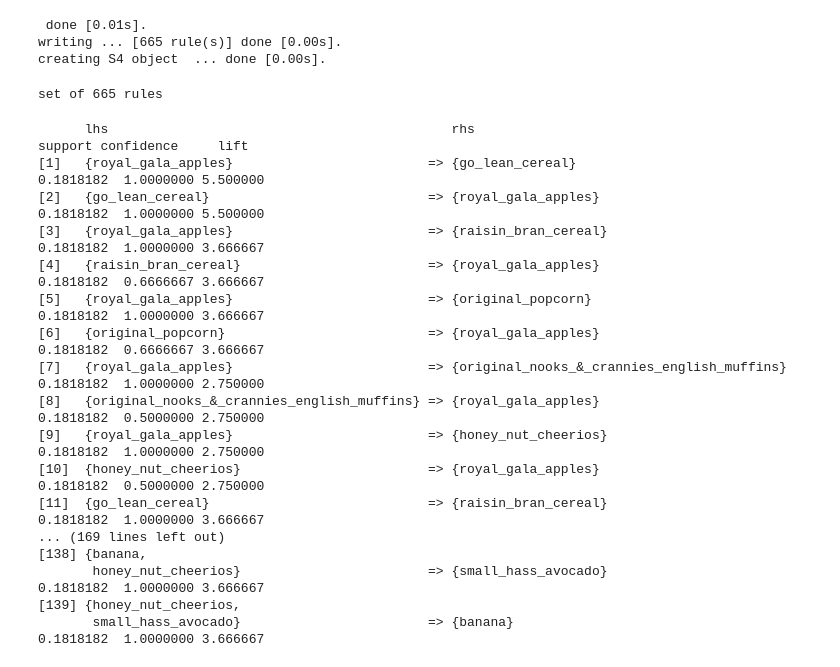
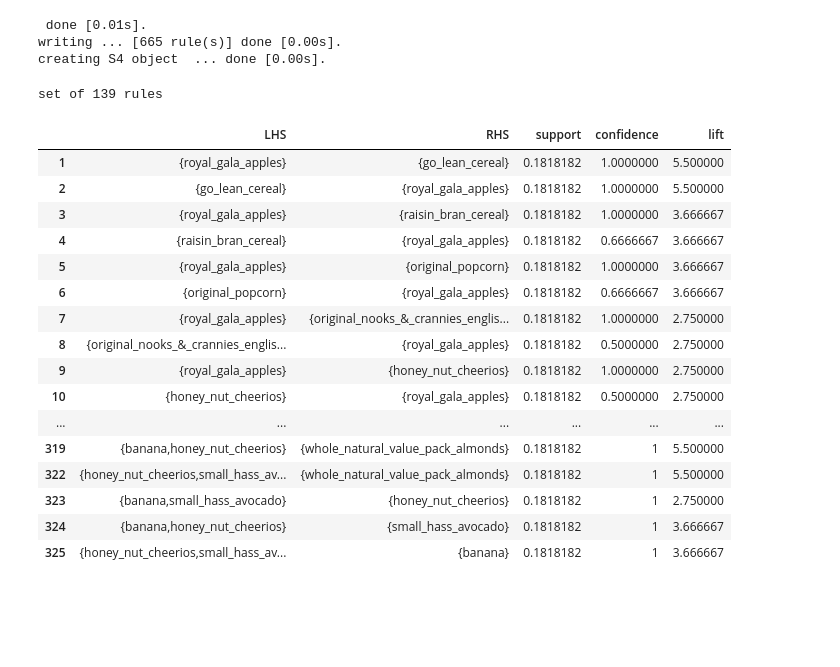
Before and after one commit to gowtham91m/Instacart-Market-Basket-Analysis, a Jupyter notebook: Instacart_R.ipynb, the cells around one changed output. Drawn from its saved outputs; the diff is of its cells as text; code cells hidden in the pictures; blank space fills up the shorter version.

```diff
--- a/Instacart_R.ipynb
+++ b/Instacart_R.ipynb
@@ -284,28 +284,29 @@ Warning message in apriori(txn, parameter = list(supp = 0.1, conf = 0.5, target
  done [0.01s].
 writing ... [665 rule(s)] done [0.00s].
 creating S4 object  ... done [0.00s].
-# %%
-rules
-# %% [output]
-set of 665 rules
+# %%
+#rules
+rules[!is.redundant(rules)]
+# %% [output]
+set of 139 rules
 # %%
 #inspect(head(sort(rules, by="lift"),50));
-inspect(sort(rules[!is.redundant(rules)]), by='lift')
+DATAFRAME(rules[!is.redundant(rules)])
 # %% [output]
-      lhs                                            rhs                                           support confidence     lift
-[1]   {royal_gala_apples}                         => {go_lean_cereal}                            0.1818182  1.0000000 5.500000
-[2]   {go_lean_cereal}                            => {royal_gala_apples}                         0.1818182  1.0000000 5.500000
-[3]   {royal_gala_apples}                         => {raisin_bran_cereal}                        0.1818182  1.0000000 3.666667
-[4]   {raisin_bran_cereal}                        => {royal_gala_apples}                         0.1818182  0.6666667 3.666667
-[5]   {royal_gala_apples}                         => {original_popcorn}                          0.1818182  1.0000000 3.666667
-[6]   {original_popcorn}                          => {royal_gala_apples}                         0.1818182  0.6666667 3.666667
-[7]   {royal_gala_apples}                         => {original_nooks_&_crannies_english_muffins} 0.1818182  1.0000000 2.750000
-[8]   {original_nooks_&_crannies_english_muffins} => {royal_gala_apples}                         0.1818182  0.5000000 2.750000
-[9]   {royal_gala_apples}                         => {honey_nut_cheerios}                        0.1818182  1.0000000 2.750000
-[10]  {honey_nut_cheerios}                        => {royal_gala_apples}                         0.1818182  0.5000000 2.750000
-[11]  {go_lean_cereal}                            => {raisin_bran_cereal}                        0.1818182  1.0000000 3.666667
-... (169 lines left out)
-[138] {banana,
-       honey_nut_cheerios}                        => {small_hass_avocado}                        0.1818182  1.0000000 3.666667
-[139] {honey_nut_cheerios,
-       small_hass_avocado}                        => {banana}                                    0.1818182  1.0000000 3.666667
+|  | LHS | RHS | support | confidence | lift |
+| 1 | {royal_gala_apples} | {go_lean_cereal} | 0.1818182 | 1.0000000 | 5.500000 |
+| 2 | {go_lean_cereal} | {royal_gala_apples} | 0.1818182 | 1.0000000 | 5.500000 |
+| 3 | {royal_gala_apples} | {raisin_bran_cereal} | 0.1818182 | 1.0000000 | 3.666667 |
+| 4 | {raisin_bran_cereal} | {royal_gala_apples} | 0.1818182 | 0.6666667 | 3.666667 |
+| 5 | {royal_gala_apples} | {original_popcorn} | 0.1818182 | 1.0000000 | 3.666667 |
+| 6 | {original_popcorn} | {royal_gala_apples} | 0.1818182 | 0.6666667 | 3.666667 |
+| 7 | {royal_gala_apples} | {original_nooks_&_crannies_englis... | 0.1818182 | 1.0000000 | 2.750000 |
+| 8 | {original_nooks_&_crannies_englis... | {royal_gala_apples} | 0.1818182 | 0.5000000 | 2.750000 |
+| 9 | {royal_gala_apples} | {honey_nut_cheerios} | 0.1818182 | 1.0000000 | 2.750000 |
+| 10 | {honey_nut_cheerios} | {royal_gala_apples} | 0.1818182 | 0.5000000 | 2.750000 |
+| ... | ... | ... | ... | ... | ... |
+| 319 | {banana,honey_nut_cheerios} | {whole_natural_value_pack_almonds} | 0.1818182 | 1 | 5.500000 |
+| 322 | {honey_nut_cheerios,small_hass_av... | {whole_natural_value_pack_almonds} | 0.1818182 | 1 | 5.500000 |
+| 323 | {banana,small_hass_avocado} | {honey_nut_cheerios} | 0.1818182 | 1 | 2.750000 |
+| 324 | {banana,honey_nut_cheerios} | {small_hass_avocado} | 0.1818182 | 1 | 3.666667 |
+| 325 | {honey_nut_cheerios,small_hass_av... | {banana} | 0.1818182 | 1 | 3.666667 |
```
Also changed, not shown: parts of 1 cell of this notebook.
